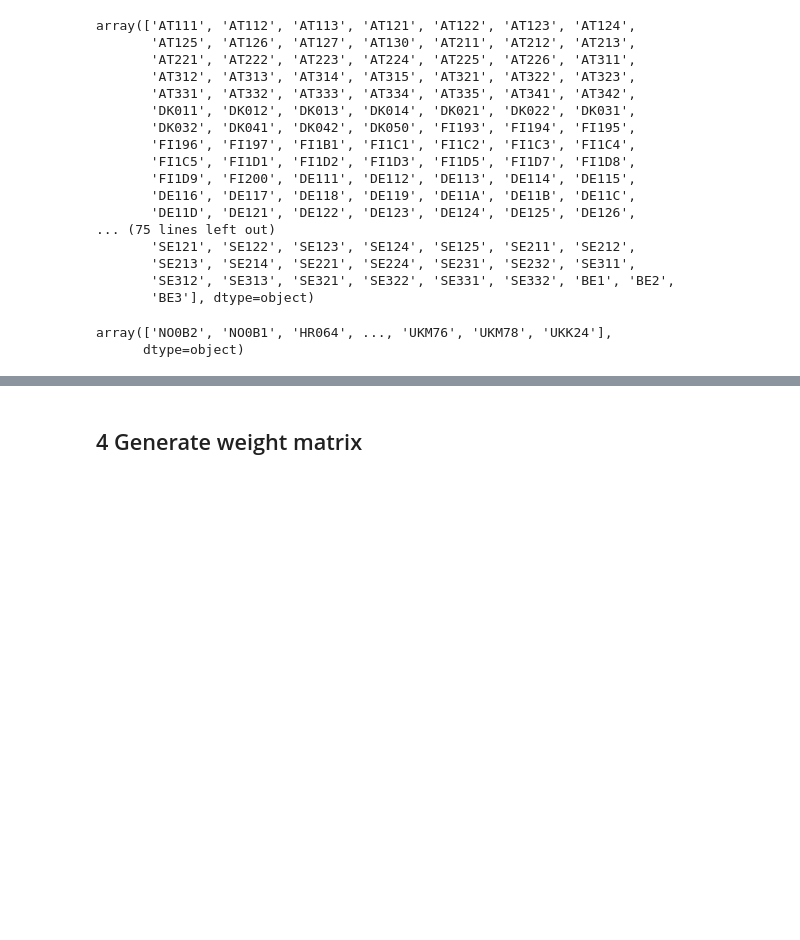
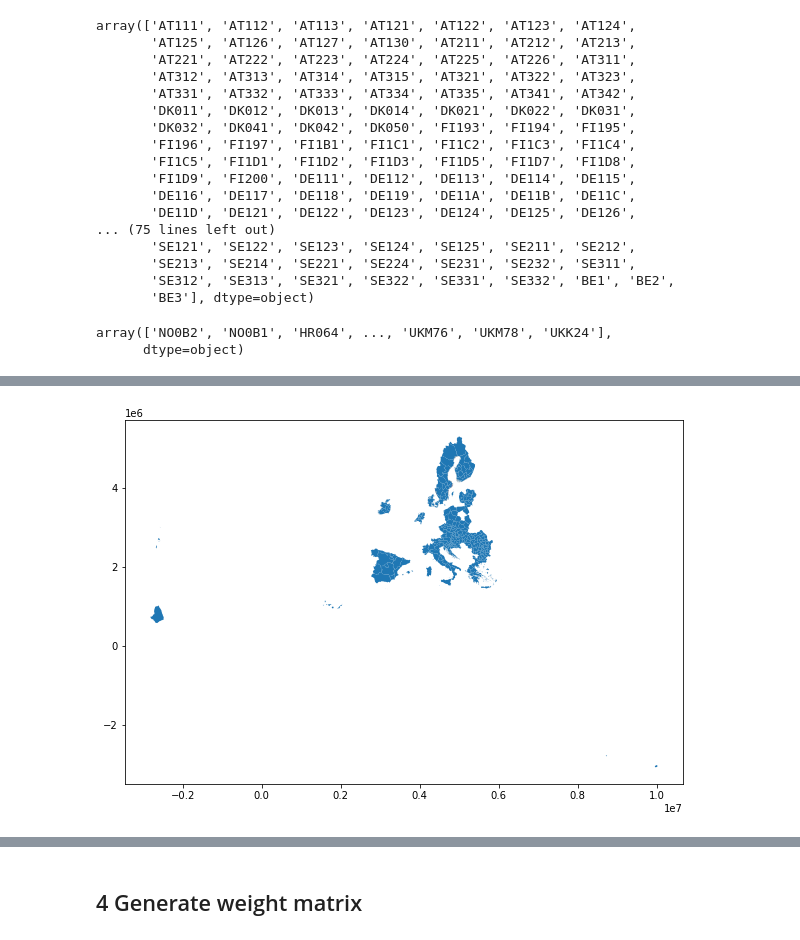
Before and after one commit to ProvaznikJan/CovidProject, a Jupyter notebook: Data interpreter.ipynb, the cells around one changed output, grey strips where cells are left out. Saved outputs shown, nothing was run; the diff lists cells and outputs as text; code cells hidden in the pictures; blank space fills up the shorter version.

```diff
--- a/Data interpreter.ipynb
+++ b/Data interpreter.ipynb
@@ -189,0 +237,11 @@ plt.show()
+# %%
+# It is possible that the nuts_id in the covid data is actually a mixture of NUTS2 AND NUTS3 codes, so we can merge both shapefiles and find what countries can match up.
+shapefile_nuts2 = gpd.read_file('NUTS2')
+
+# Use both NUTS2 and NUTS3 data to match with the weekly covid case data
+merged_sf = shapefile.append(shapefile_nuts2)
+data_map = merged_sf[merged_sf['NUTS_ID'].isin(weekly['nuts_code'].unique())]
+data_map.plot(figsize=(10,10))
+plt.show()
+# %% [output]
+[figure, added]
```
Also changed, not shown: parts of 24 cells of this notebook.
